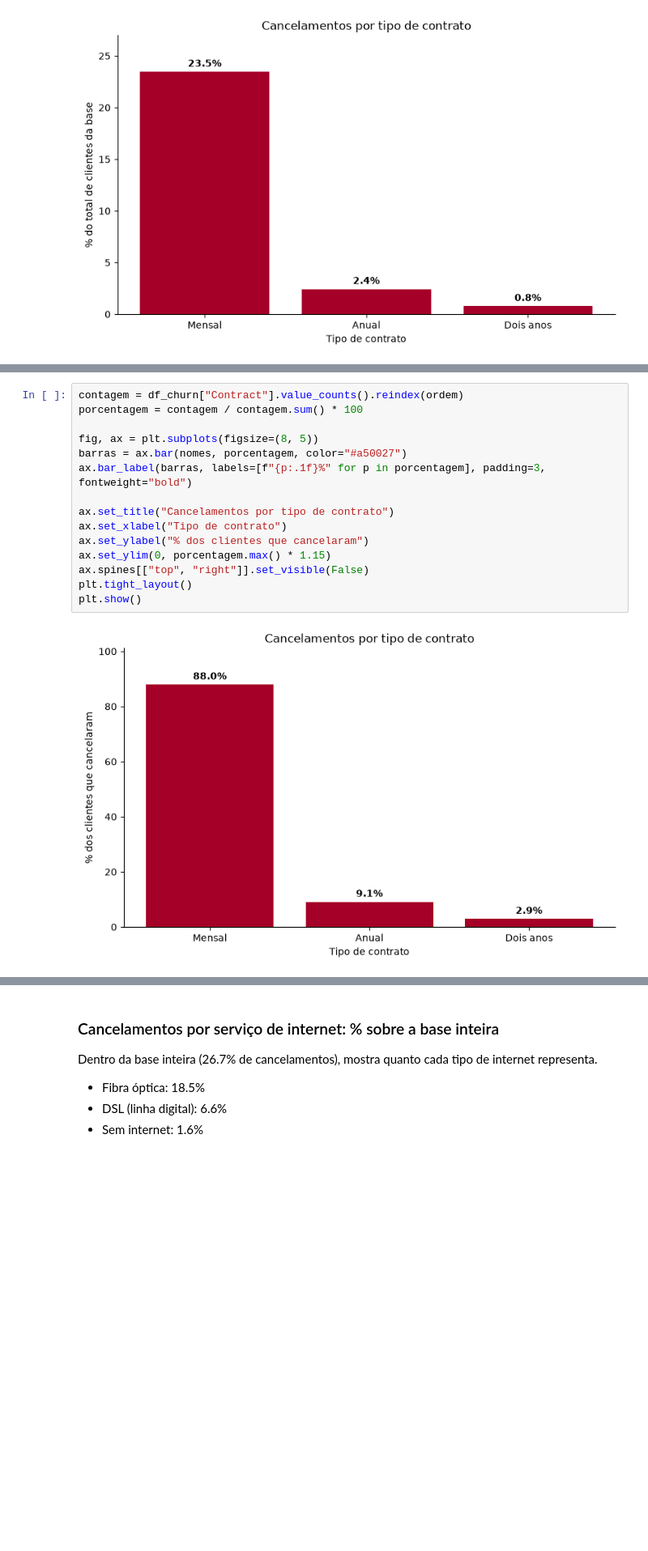
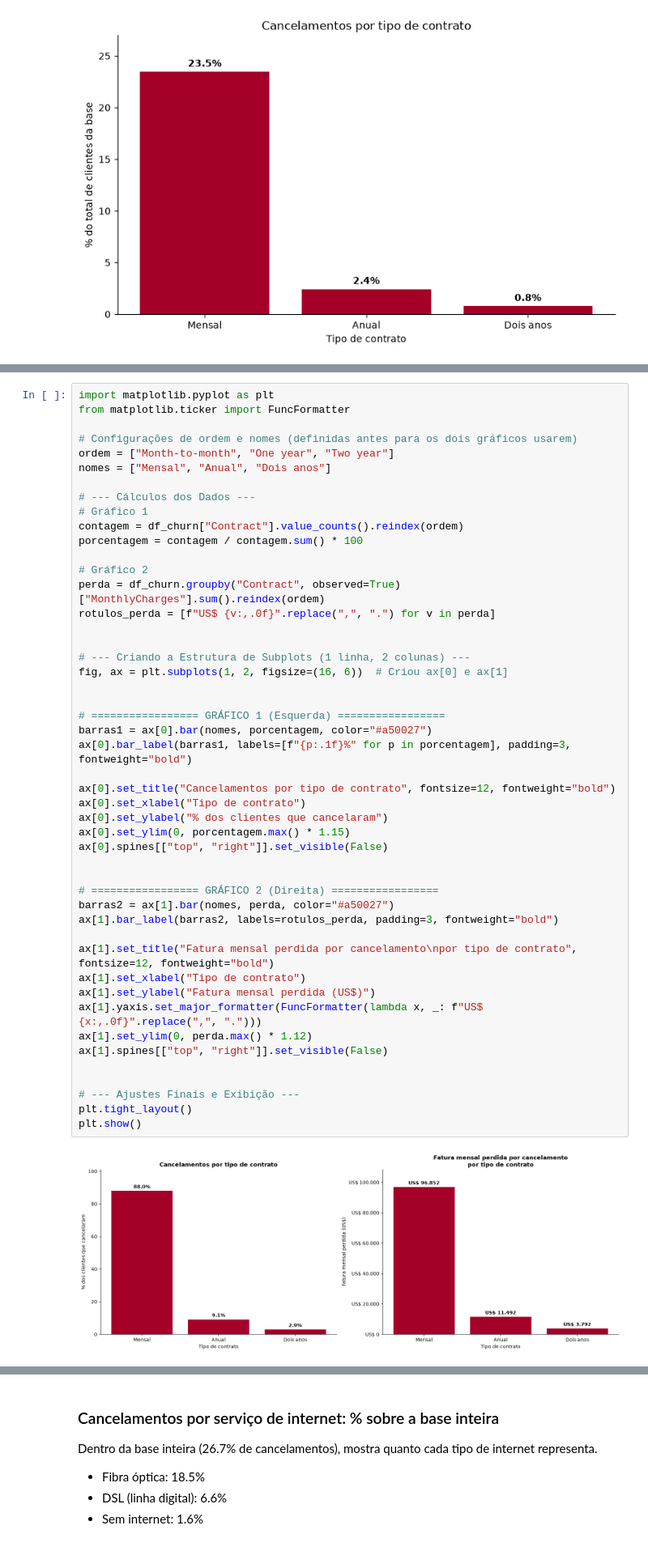
Before and after one commit to VictorLapaDev/Integrador-2-Semestre, a Jupyter notebook: notebook.ipynb, the cells around one changed output, grey strips where cells are left out. Shown at 81% size. Cells and saved outputs as stored; diff of their text form; blank space fills up the shorter version.

Commit message:
feat: Adicionando subplot

```diff
--- a/notebook.ipynb
+++ b/notebook.ipynb
@@ -439,17 +451,50 @@ Responde "quem são os que cancelam?". Para comparar o risco, vale olhar a taxa
 # %%
+import matplotlib.pyplot as plt
+from matplotlib.ticker import FuncFormatter
+
+# Configurações de ordem e nomes (definidas antes para os dois gráficos usarem)
+ordem = ["Month-to-month", "One year", "Two year"]
+nomes = ["Mensal", "Anual", "Dois anos"]
+
+# --- Cálculos dos Dados ---
+# Gráfico 1
 contagem = df_churn["Contract"].value_counts().reindex(ordem)
 porcentagem = contagem / contagem.sum() * 100
 
-fig, ax = plt.subplots(figsize=(8, 5))
-barras = ax.bar(nomes, porcentagem, color="#a50027")
-ax.bar_label(barras, labels=[f"{p:.1f}%" for p in porcentagem], padding=3, fontweight="bold")
+# Gráfico 2
+perda = df_churn.groupby("Contract", observed=True)["MonthlyCharges"].sum().reindex(ordem)
+rotulos_perda = [f"US$ {v:,.0f}".replace(",", ".") for v in perda]
 
-ax.set_title("Cancelamentos por tipo de contrato")
-ax.set_xlabel("Tipo de contrato")
-ax.set_ylabel("% dos clientes que cancelaram")
-ax.set_ylim(0, porcentagem.max() * 1.15)
-ax.spines[["top", "right"]].set_visible(False)
+
+# --- Criando a Estrutura de Subplots (1 linha, 2 colunas) ---
+fig, ax = plt.subplots(1, 2, figsize=(16, 6))  # Criou ax[0] e ax[1]
+
+
+# ================= GRÁFICO 1 (Esquerda) =================
+barras1 = ax[0].bar(nomes, porcentagem, color="#a50027")
+ax[0].bar_label(barras1, labels=[f"{p:.1f}%" for p in porcentagem], padding=3, fontweight="bold")
+
+ax[0].set_title("Cancelamentos por tipo de contrato", fontsize=12, fontweight="bold")
+ax[0].set_xlabel("Tipo de contrato")
+ax[0].set_ylabel("% dos clientes que cancelaram")
+ax[0].set_ylim(0, porcentagem.max() * 1.15)
+ax[0].spines[["top", "right"]].set_visible(False)
+
+
+# ================= GRÁFICO 2 (Direita) =================
+barras2 = ax[1].bar(nomes, perda, color="#a50027")
+ax[1].bar_label(barras2, labels=rotulos_perda, padding=3, fontweight="bold")
+
+ax[1].set_title("Fatura mensal perdida por cancelamento\npor tipo de contrato", fontsize=12, fontweight="bold")
+ax[1].set_xlabel("Tipo de contrato")
+ax[1].set_ylabel("Fatura mensal perdida (US$)")
+ax[1].yaxis.set_major_formatter(FuncFormatter(lambda x, _: f"US$ {x:,.0f}".replace(",", ".")))
+ax[1].set_ylim(0, perda.max() * 1.12)
+ax[1].spines[["top", "right"]].set_visible(False)
+
+
+# --- Ajustes Finais e Exibição ---
 plt.tight_layout()
 plt.show()
 # %% [output]
-[figure, old version]
+[figure, new version]
```
Also changed, not shown: parts of 3 cells of this notebook.
